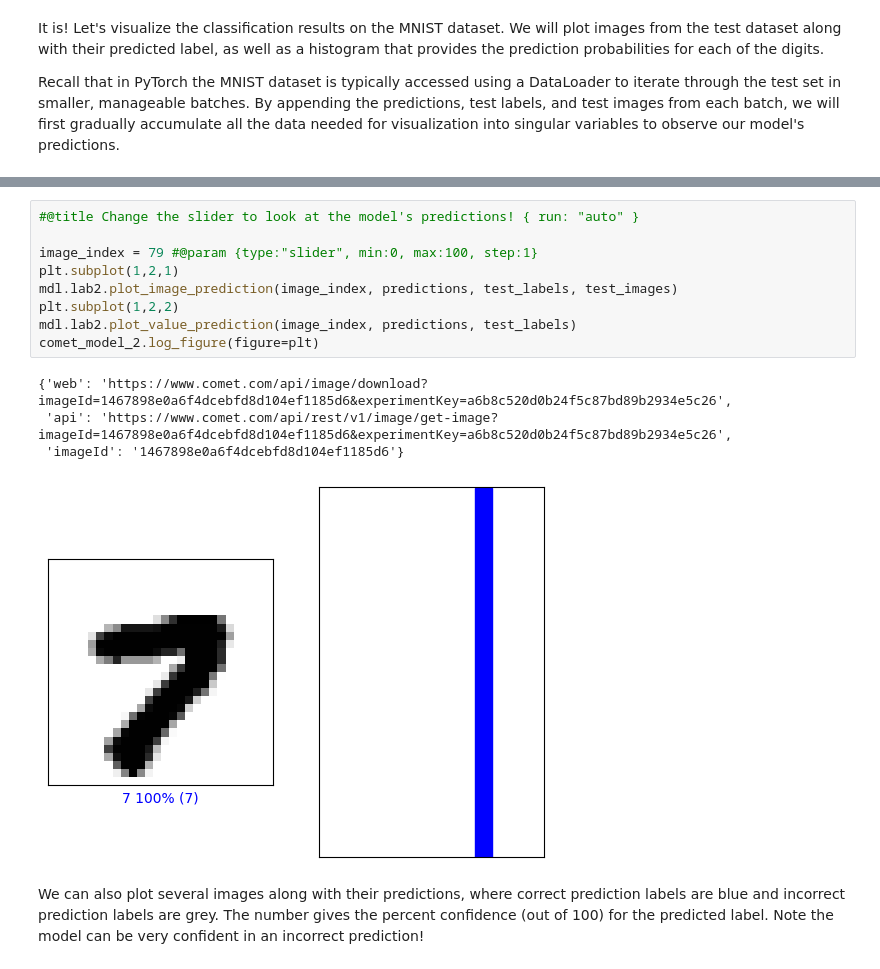
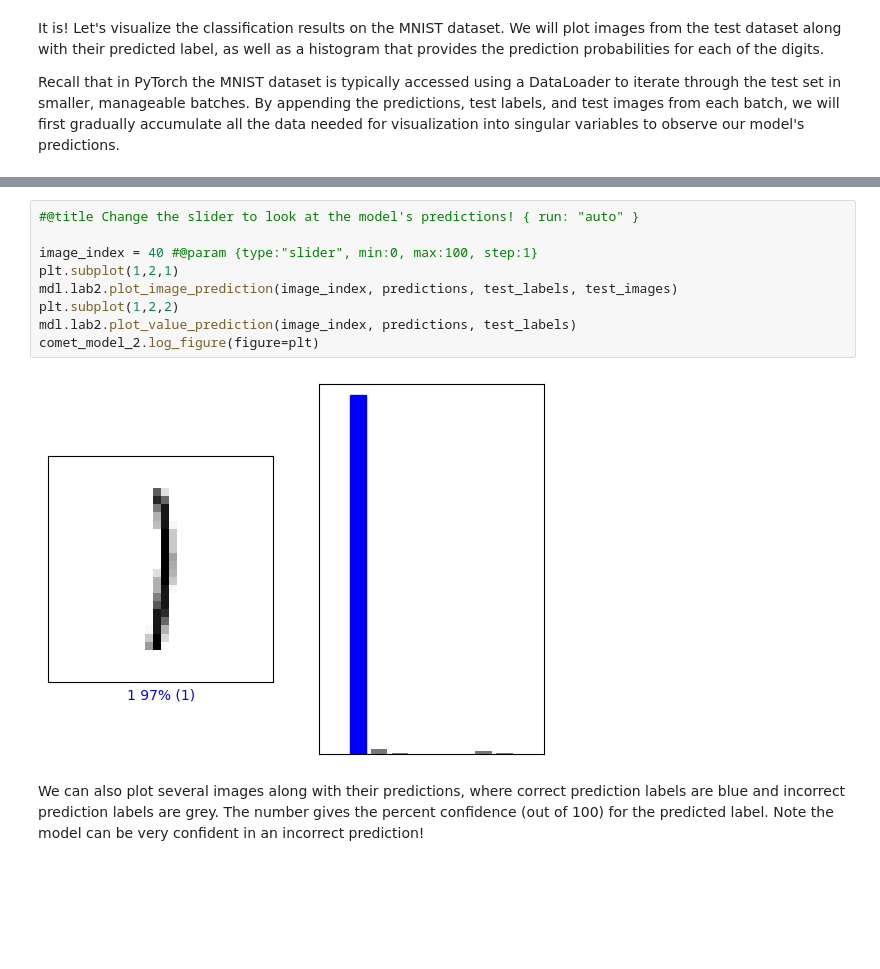
Before and after one commit to 3510164977-pixel/DL, a Jupyter notebook: lab2/solutions/PT_Part1_MNIST_Solution.ipynb, the cells around one changed output, grey strips where cells are left out. Cells and saved outputs as stored; diff of their text form; blank space fills up the shorter version.

```diff
--- a/lab2/solutions/PT_Part1_MNIST_Solution.ipynb
+++ b/lab2/solutions/PT_Part1_MNIST_Solution.ipynb
@@ -614,17 +614,14 @@ test_images = all_images.cpu().numpy()        # Shape: (total_samples, 1, 28, 28
 # %%
 #@title Change the slider to look at the model's predictions! { run: "auto" }
 
-image_index = 79 #@param {type:"slider", min:0, max:100, step:1}
+image_index = 40 #@param {type:"slider", min:0, max:100, step:1}
 plt.subplot(1,2,1)
 mdl.lab2.plot_image_prediction(image_index, predictions, test_labels, test_images)
 plt.subplot(1,2,2)
 mdl.lab2.plot_value_prediction(image_index, predictions, test_labels)
 comet_model_2.log_figure(figure=plt)
 # %% [output]
-{'web': 'https://www.comet.com/api/image/download?imageId=1467898e0a6f4dcebfd8d104ef1185d6&experimentKey=a6b8c520d0b24f5c87bd89b2934e5c26',
- 'api': 'https://www.comet.com/api/rest/v1/image/get-image?imageId=1467898e0a6f4dcebfd8d104ef1185d6&experimentKey=a6b8c520d0b24f5c87bd89b2934e5c26',
- 'imageId': '1467898e0a6f4dcebfd8d104ef1185d6'}
-[figure, old version]
+[figure, new version]
 # %% [markdown]
 We can also plot several images along with their predictions, where correct prediction labels are blue and incorrect prediction labels are grey. The number gives the percent confidence (out of 100) for the predicted label. Note the model can be very confident in an incorrect prediction!
 # %%
```
Also changed, not shown: parts of 1 cell of this notebook.
